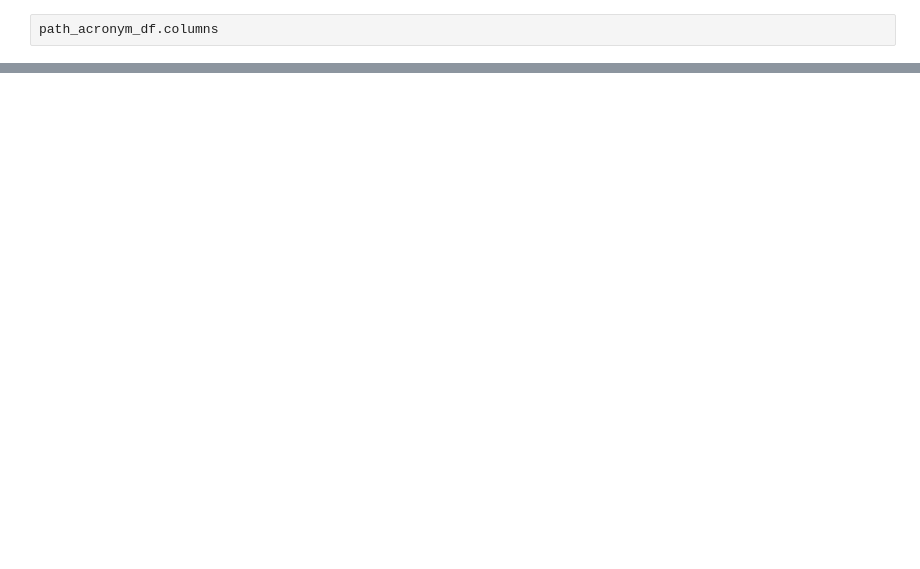
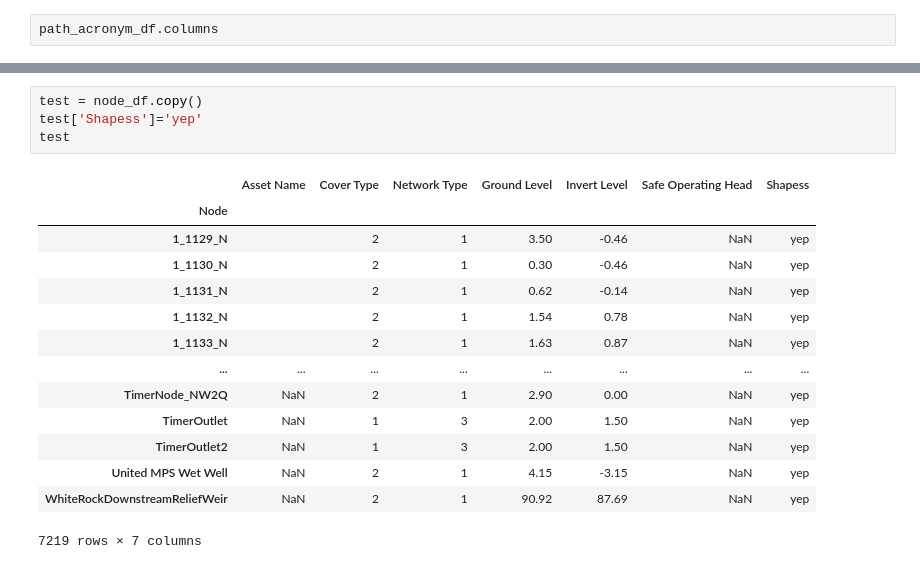
Before and after one commit to henriklocke/Result_Lookup, a Jupyter notebook: Long_Sections.ipynb, the cells around one changed output, grey strips where cells are left out. Drawn from its saved outputs; the diff is of its cells as text; blank space fills up the shorter version.

```diff
--- a/Long_Sections.ipynb
+++ b/Long_Sections.ipynb
@@ -139,0 +389,19 @@ path_acronym_df
+# %%
+test = node_df.copy()
+test['Shapess']='yep'
+test
+# %% [output]
+|  | Asset Name | Cover Type | Network Type | Ground Level | Invert Level | Safe Operating Head | Shapess |
+| Node |  |  |  |  |  |  |  |
+| 1_1129_N |  | 2 | 1 | 3.50 | -0.46 | NaN | yep |
+| 1_1130_N |  | 2 | 1 | 0.30 | -0.46 | NaN | yep |
+| 1_1131_N |  | 2 | 1 | 0.62 | -0.14 | NaN | yep |
+| 1_1132_N |  | 2 | 1 | 1.54 | 0.78 | NaN | yep |
+| 1_1133_N |  | 2 | 1 | 1.63 | 0.87 | NaN | yep |
+| ... | ... | ... | ... | ... | ... | ... | ... |
+| TimerNode_NW2Q | NaN | 2 | 1 | 2.90 | 0.00 | NaN | yep |
+| TimerOutlet | NaN | 1 | 3 | 2.00 | 1.50 | NaN | yep |
+| TimerOutlet2 | NaN | 1 | 3 | 2.00 | 1.50 | NaN | yep |
+| United MPS Wet Well | NaN | 2 | 1 | 4.15 | -3.15 | NaN | yep |
+| WhiteRockDownstreamReliefWeir | NaN | 2 | 1 | 90.92 | 87.69 | NaN | yep |
+7219 rows × 7 columns
```
Also changed, not shown: parts of 20 cells of this notebook.
